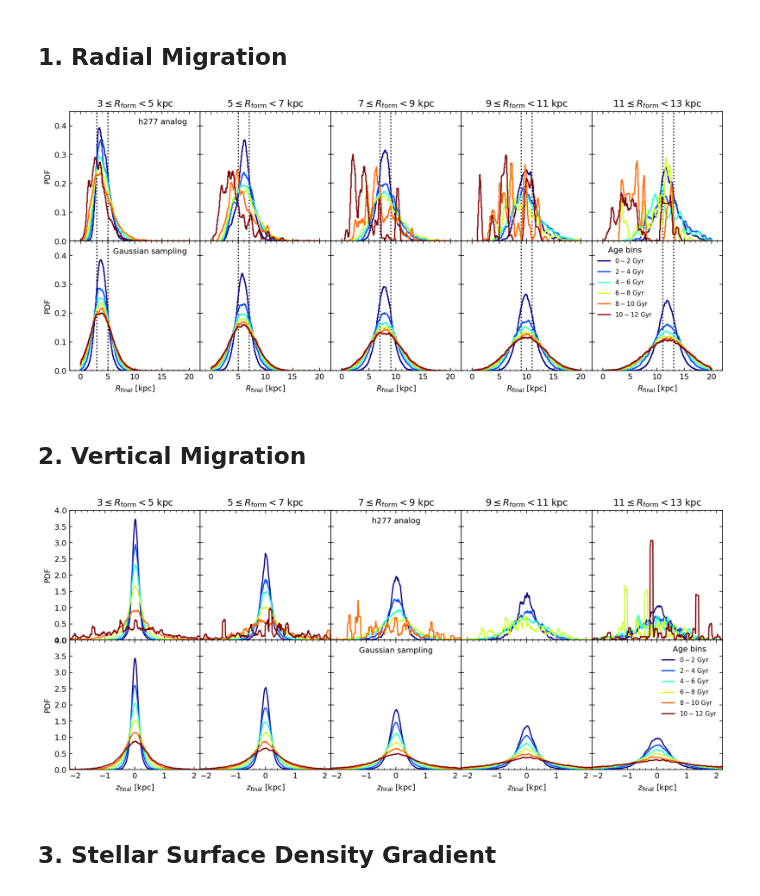
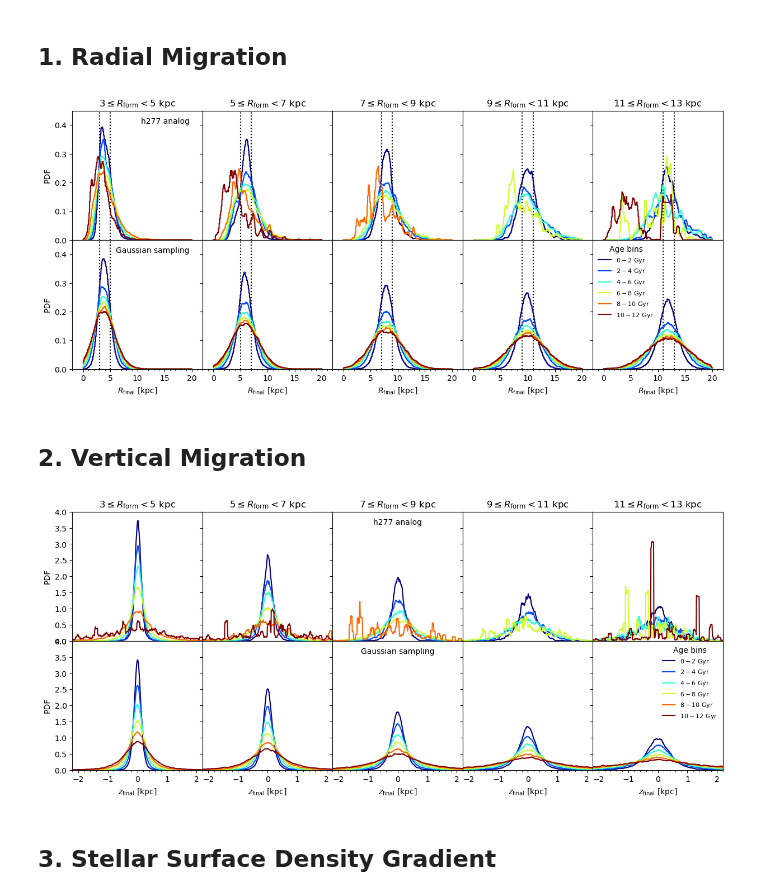
Before and after one commit to lodubay/galactic-dtd, a Jupyter notebook: notebooks/gaussian_migration_results.ipynb, the cells around one changed output. Cells and saved outputs as stored; diff of their text form; code cells hidden in the pictures.

```diff
--- a/notebooks/gaussian_migration_results.ipynb
+++ b/notebooks/gaussian_migration_results.ipynb
@@ -26,8 +28,8 @@ plt.rcParams.update({
 # %% [markdown]
 ## 1. Radial Migration
 # %%
-diffusion_stars = multioutput_to_pandas('diffusion/insideout/powerlaw_slope11')
-gaussian_stars = multioutput_to_pandas('gaussian/insideout/powerlaw_slope11')
+diffusion_stars = MultizoneStars.from_output('diffusion/insideout/powerlaw_slope11')
+gaussian_stars = MultizoneStars.from_output('gaussian/insideout/powerlaw_slope11')
 # %%
 data_list = [diffusion_stars, gaussian_stars]
 labels = ['h277 analog', 'Gaussian sampling']
@@ -45,8 +47,7 @@ fig, axs = plt.subplots(2, 5, figsize=(15, 6), sharex=True, sharey=True)
 plt.subplots_adjust(wspace=0., hspace=0.)
 
 for m, row in enumerate(axs):
-    stars = data_list[m]
-    stars['dr'] = stars['galr_final'] - stars['galr_origin']
+    stars = data_list[m].stars
     row[0].text(0.9, 0.9, labels[m], ha='right', transform=row[0].transAxes)
     for i, ax in enumerate(row):
         rform_lim = tuple(rform_bins[i:i+2])
@@ -55,35 +56,36 @@ for m, row in enumerate(axs):
             ax.set_title(r'$%d\leq R_{\rm{form}} < %d$ kpc' % rform_lim)
         for j, color in enumerate(colors):
             age_lim = tuple(age_bins[j:j+2])
             # bin h277 data by formation radius and age
             subset = stars[(stars['galr_origin'] >= rform_lim[0]) &
                            (stars['galr_origin'] <  rform_lim[1]) &
                            (stars['age']         >= age_lim[0]) &
                            (stars['age']         <  age_lim[1])]
             # limit to bins with a meaningful number of stars
-            if subset.shape[0] > 100:
+            no_dups = subset.drop_duplicates('zfinal')
+            if no_dups.shape[0] > 100:
                 hist, _ = np.histogram(subset['galr_final'], rfinal_bins,
                                        density=True)
                 # apply boxcar smoothing with a width of 0.5 kpc
                 hist_smooth = box_smooth(hist, rfinal_bins, 0.5)
                 bin_centers = (rfinal_bins[:-1] + rfinal_bins[1:]) / 2
                 ax.plot(bin_centers, hist_smooth, c=color, ls='-',
                         label=r'$%d - %d$ Gyr' % age_lim)
 
 axs[0,0].xaxis.set_major_locator(MultipleLocator(5))
 axs[0,0].xaxis.set_minor_locator(MultipleLocator(1))
 # axs[0,0].set_xlim((-12, 12))
 axs[0,0].set_xlim((-2, 22))
 axs[0,0].set_ylim((0, 0.45))
 for ax in axs[-1]:
     # ax.set_xlabel(r'$\Delta R_{\rm{gal}}$ [kpc]')
     ax.set_xlabel(r'$R_{\rm{final}}$ [kpc]')
 for ax in axs[:,0]:
     ax.set_ylabel('PDF')
 axs[1,-1].legend(title='Age bins', loc='upper left', fontsize=8, frameon=False)
 plt.show()
 # %% [output]
-[figure, old version]
+[figure, new version]
 # %% [markdown]
 ## 2. Vertical Migration
 # %%
@@ -102,7 +104,7 @@ fig, axs = plt.subplots(2, 5, figsize=(15, 6), sharex=True, sharey=True)
 plt.subplots_adjust(wspace=0., hspace=0.)
 
 for m, row in enumerate(axs):
-    stars = data_list[m]
+    stars = data_list[m].stars
     row[2].text(0.5, 0.9, labels[m], ha='center', transform=row[2].transAxes)
     for i, ax in enumerate(row):
         rform_lim = tuple(rform_bins[i:i+2])
@@ -139,7 +141,7 @@ for ax in axs[:,0]:
 axs[1,-1].legend(title='Age bins', loc='upper right', fontsize=8, frameon=False)
 plt.show()
 # %% [output]
-[figure, old version]
+[figure, new version]
 # %% [markdown]
 ## 3. Stellar Surface Density Gradient
 # %%
```
Also changed, not shown: parts of 15 cells of this notebook.
